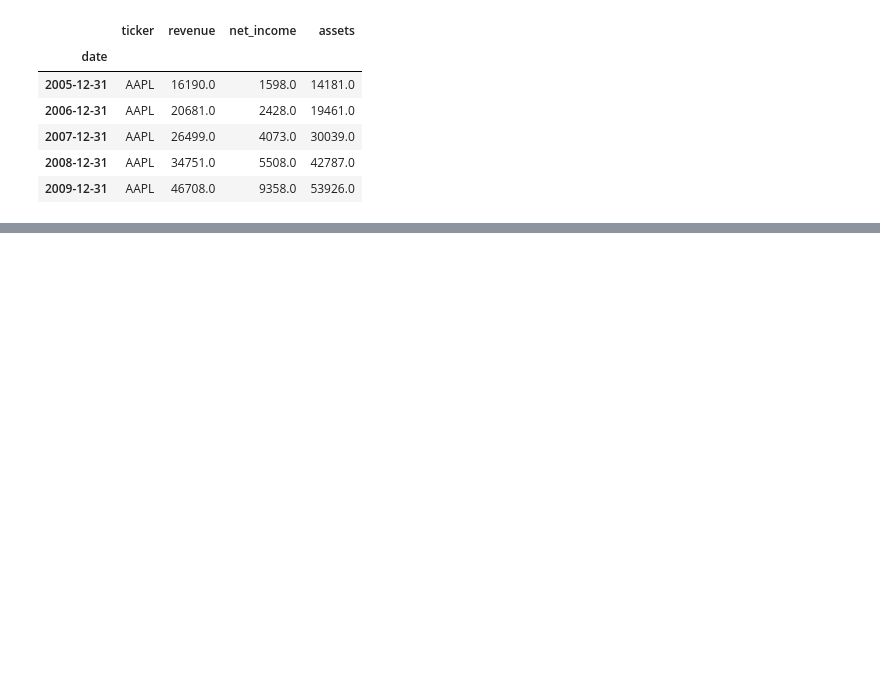
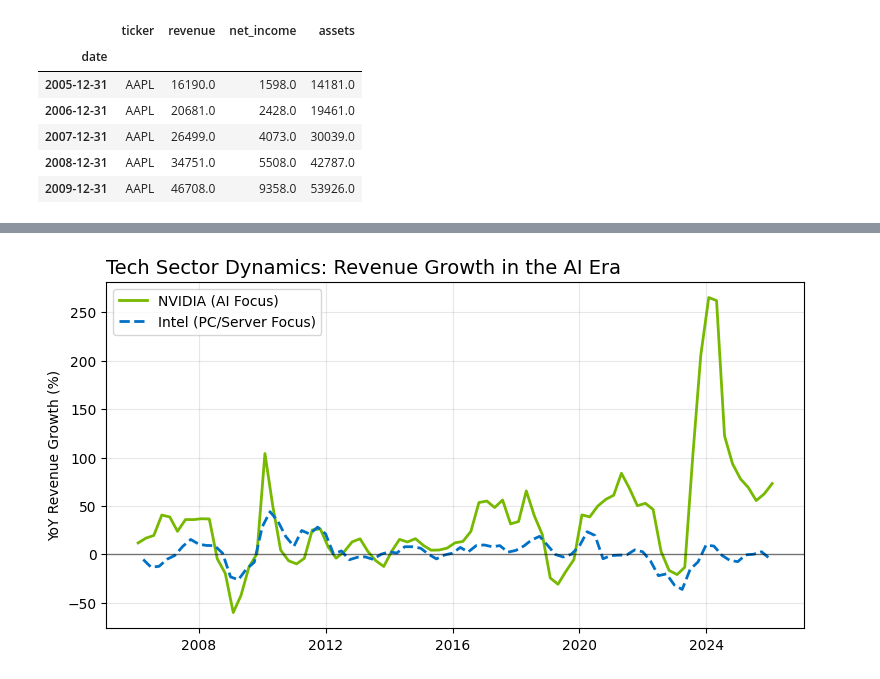
Before and after one commit to williamwuillemin/Intro-to-Progamming-Exo-6, a Jupyter notebook: Exercises_06.ipynb, the cells around one changed output, grey strips where cells are left out. Saved outputs shown, nothing was run; the diff lists cells and outputs as text; code cells hidden in the pictures; blank space fills up the shorter version.

```diff
--- a/Exercises_06.ipynb
+++ b/Exercises_06.ipynb
@@ -494,0 +531,25 @@ df_partial_reset.head()
+# %%
+nvda = df[df['ticker'] == 'NVDA']
+intc = df[df['ticker'] == 'INTC']
+
+
+plt.figure(figsize=(9, 4.5))
+
+# New: change color, linestyle, linewidth
+plt.plot(nvda.index, nvda['rev_growth'], label='NVIDIA (AI Focus)', color='#76b900', lw=2)
+plt.plot(intc.index, intc['rev_growth'], label='Intel (PC/Server Focus)', color='#0071c5', lw=2, linestyle='--')
+
+# New: change location and fontsiize of title
+plt.title("Tech Sector Dynamics: Revenue Growth in the AI Era", loc='left', fontsize=14)
+plt.ylabel("YoY Revenue Growth (%)")
+plt.legend()
+
+# New: Add baseline
+plt.axhline(0, color='black', lw=1, alpha=0.5)
+
+# New: Make grid more subtle
+plt.grid(alpha=0.3)
+
+plt.show()
+# %% [output]
+[figure, added]
```
Also changed, not shown: parts of 6 cells of this notebook.
